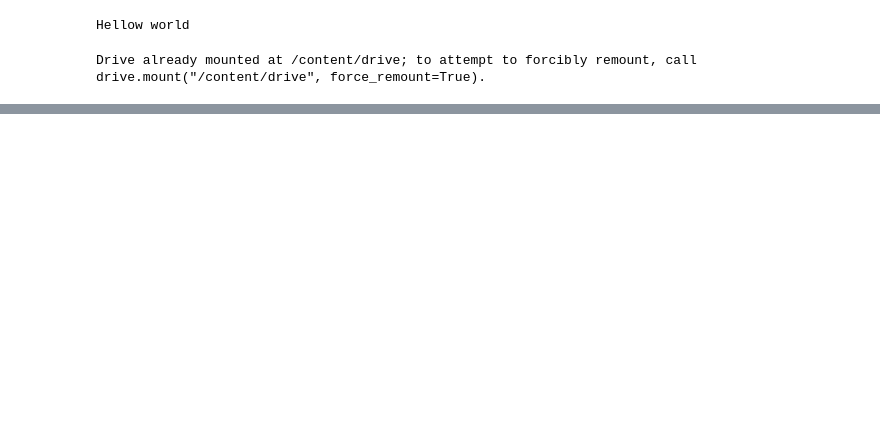
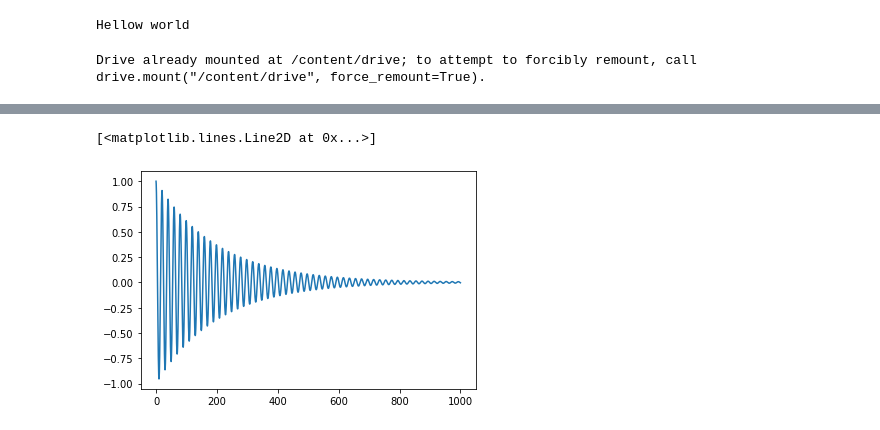
Before and after one commit to khu-bigphys-2020/lectures-bigphys, a Jupyter notebook: 01-kimtaerang.ipynb, the cells around one changed output, grey strips where cells are left out. Saved outputs shown, nothing was run; the diff lists cells and outputs as text; code cells hidden in the pictures; blank space fills up the shorter version.

```diff
--- a/01-kimtaerang.ipynb
+++ b/01-kimtaerang.ipynb
@@ -14,0 +50,5 @@ import numpy as np
+# %%
+plt.plot(tlist,vlist)
+# %% [output]
+[<matplotlib.lines.Line2D at 0x...>]
+[figure, added]
```
Also changed, not shown: parts of 6 cells of this notebook.
